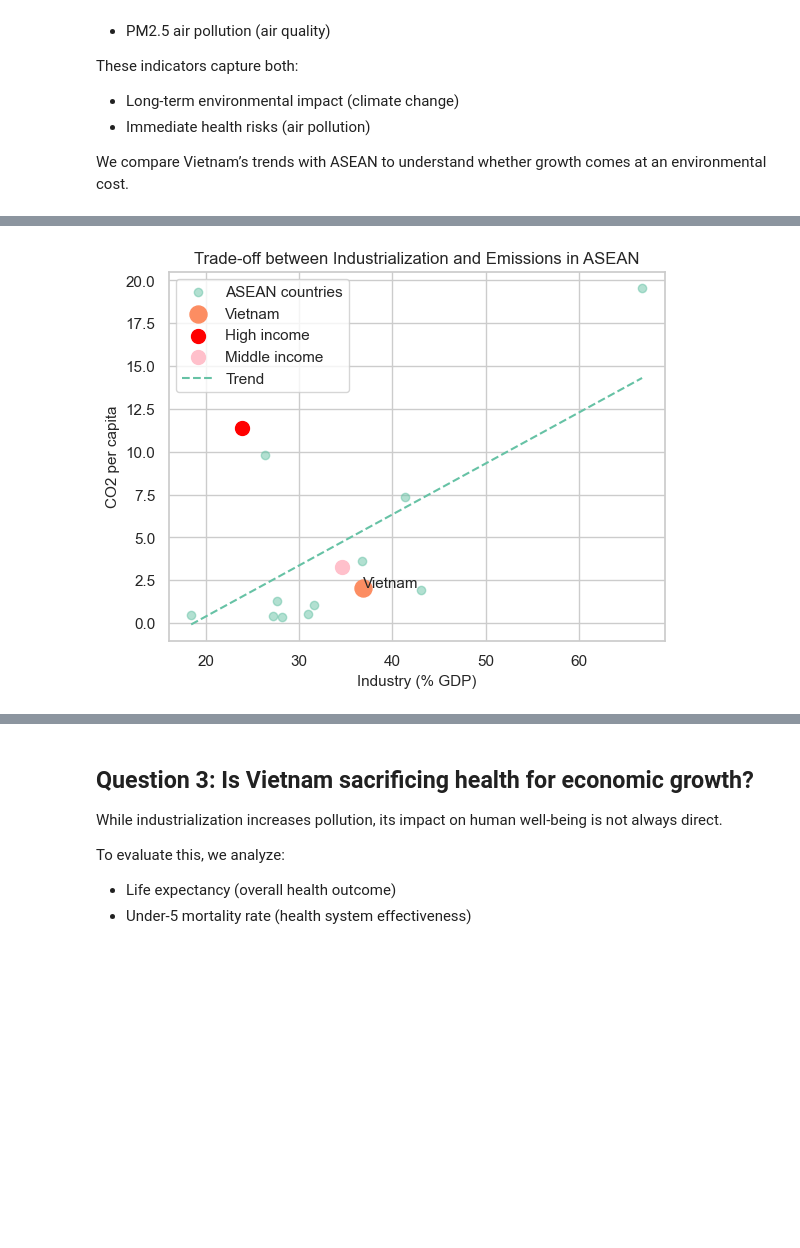
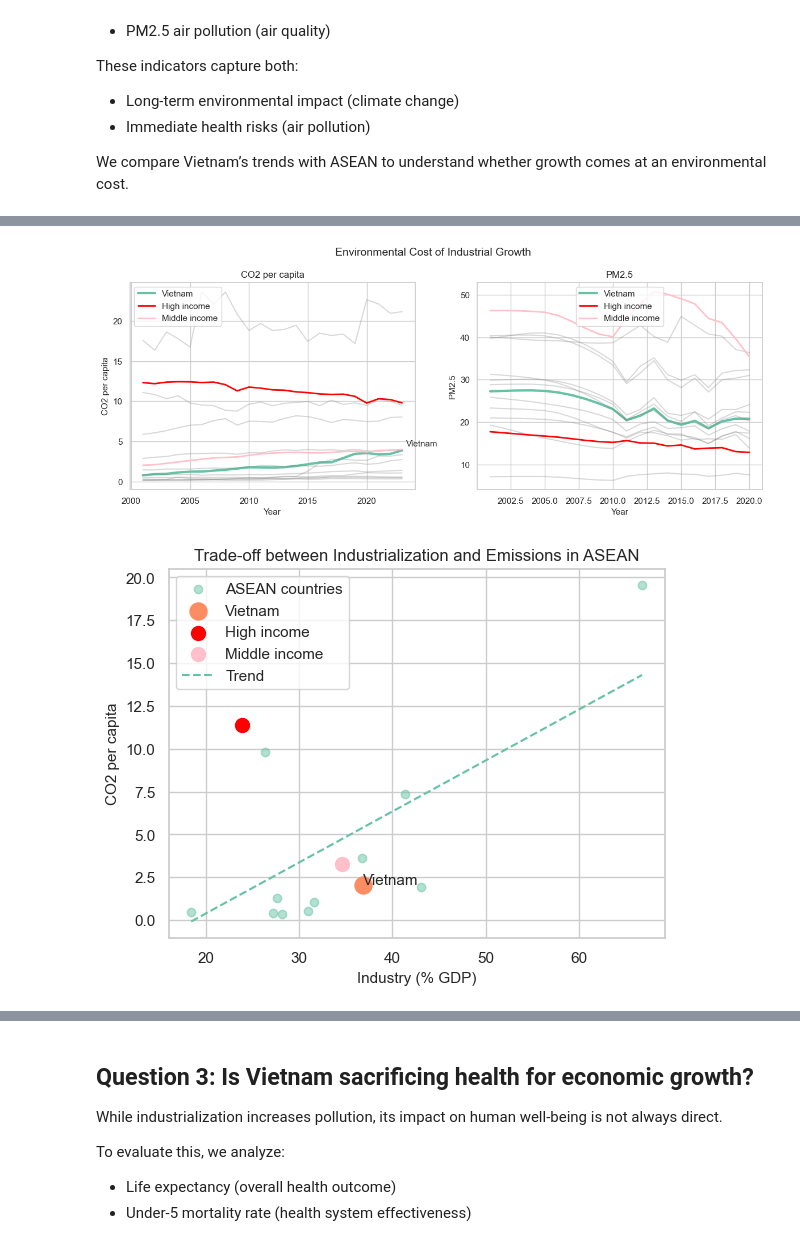
Before and after one commit to thloc1212/DV_LAB2, a Jupyter notebook: merged/merge.ipynb, the cells around one changed output, grey strips where cells are left out. Drawn from its saved outputs; the diff is of its cells as text; code cells hidden in the pictures; blank space fills up the shorter version.

Commit message:
merge cell chart in part 1, rewrite comment

```diff
--- a/merged/merge.ipynb
+++ b/merged/merge.ipynb
@@ -565,68 +495,84 @@ plt.show()
 # %%
-plt.figure()
+import matplotlib.pyplot as plt
+import numpy as np
+
+fig, axes = plt.subplots(1, 2, figsize=(12, 5))
+
+vn = df_asean[df_asean["Country"] == "Vietnam"]
+x_last = vn["Year"].max()
+
+for i, metric in enumerate(["CO2 per capita", "PM2.5"]):
+    ax = axes[i]
+
+    for country in asean:
+        subset = df_asean[df_asean["Country"] == country]
+
+        if country == "Vietnam":
+            ax.plot(subset["Year"], subset[metric], linewidth=3, label="Vietnam")
+        elif country == "Middle income":
+            ax.plot(subset["Year"], subset[metric], color="pink", linewidth=2, label="Middle income")
+        elif country == "High income":
+            ax.plot(subset["Year"], subset[metric], color="red", linewidth=2, label="High income")
+        else:
+            ax.plot(subset["Year"], subset[metric], color="gray", alpha=0.3)
+
+    y_last = vn[vn["Year"] == x_last][metric].values[0]
+
+    ax.annotate("Vietnam", (x_last, y_last), textcoords="offset points", xytext=(5, 5))
+    ax.set_title(metric)
+    ax.set_xlabel("Year")
+    ax.set_ylabel(metric)
+    ax.legend()
+
+plt.suptitle("Environmental Cost of Industrial Growth", fontsize=14)
+plt.tight_layout()
+plt.show()
+
 
 df_avg = df_asean.groupby("Country").mean(numeric_only=True).reset_index()
 
-# ASEAN context
+plt.figure()
+
+# ASEAN
 plt.scatter(
     df_avg["Industry (% GDP)"],
     df_avg["CO2 per capita"],
     label="ASEAN countries",
     alpha=0.5
 )
 
-# Vietnam highlight
+# Highlight
 vn = df_avg[df_avg["Country"] == "Vietnam"]
-
 hi = df_avg[df_avg["Country"] == "High income"]
 mi = df_avg[df_avg["Country"] == "Middle income"]
 
-plt.scatter(
-    vn["Industry (% GDP)"],
-    vn["CO2 per capita"],
-    s=150,
-    label="Vietnam"
-)
-
-plt.scatter(
-    hi["Industry (% GDP)"],
-    hi["CO2 per capita"],
-    s=100,
-    color="red",
-    label="High income"
-)
-
-plt.scatter(
-    mi["Industry (% GDP)"],
-    mi["CO2 per capita"],
-    s=100,
-    color="pink",
-    label="Middle income"
-)
+plt.scatter(vn["Industry (% GDP)"], vn["CO2 per capita"], s=150, label="Vietnam")
+plt.scatter(hi["Industry (% GDP)"], hi["CO2 per capita"], s=100, color="red", label="High income")
+plt.scatter(mi["Industry (% GDP)"], mi["CO2 per capita"], s=100, color="pink", label="Middle income")
 
 plt.text(
     vn["Industry (% GDP)"].values[0],
     vn["CO2 per capita"].values[0],
     "Vietnam"
 )
 
+# Trend line
 x = df_avg["Industry (% GDP)"]
 y = df_avg["CO2 per capita"]
 
 coef = np.polyfit(x, y, 1)
 trend = np.poly1d(coef)
 
 x_line = np.linspace(x.min(), x.max(), 100)
-
 plt.plot(x_line, trend(x_line), linestyle="--", label="Trend")
 
 plt.xlabel("Industry (% GDP)")
 plt.ylabel("CO2 per capita")
 plt.title("Trade-off between Industrialization and Emissions in ASEAN")
-
 plt.legend()
 plt.show()
 # %% [output]
-[figure, old version]
+[figure, new version]
+[figure, added]
 # %% [markdown]
 ### Insight
```
Also changed, not shown: parts of 21 cells of this notebook.
